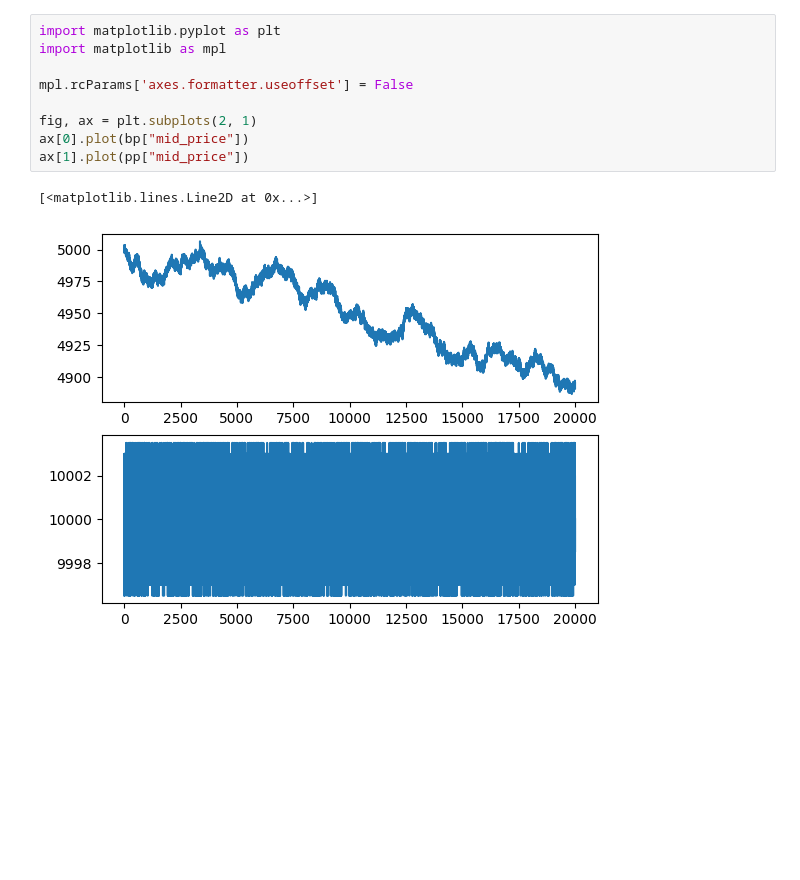
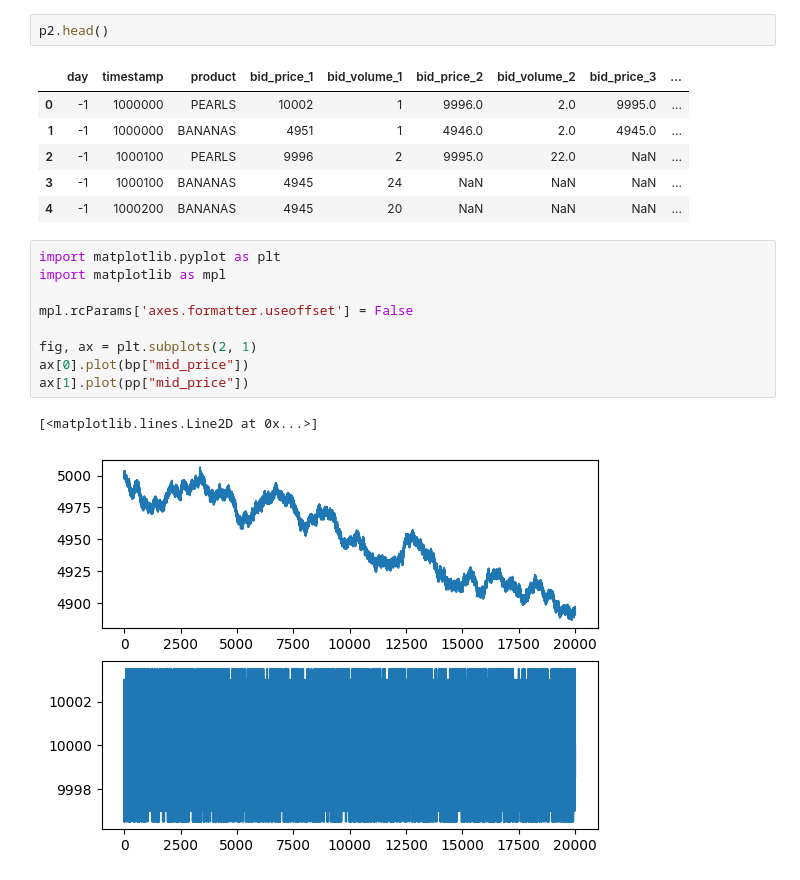
Before and after one commit to andrewchen0028/prosperity, a Jupyter notebook: merge_prices.ipynb, the cells around one changed output. Saved outputs shown, nothing was run; the diff lists cells and outputs as text; blank space fills up the shorter version.

```diff
--- a/merge_prices.ipynb
+++ b/merge_prices.ipynb
@@ -19,3 +28,12 @@ pp.to_csv("round1/round1_pearl_prices_outofsample.csv", index=False, sep=";")
+# %%
+p2.head()
+# %% [output]
+|  | day | timestamp | product | bid_price_1 | bid_volume_1 | bid_price_2 | bid_volume_2 | bid_price_3 | ... |
+| 0 | -1 | 1000000 | PEARLS | 10002 | 1 | 9996.0 | 2.0 | 9995.0 | ... |
+| 1 | -1 | 1000000 | BANANAS | 4951 | 1 | 4946.0 | 2.0 | 4945.0 | ... |
+| 2 | -1 | 1000100 | PEARLS | 9996 | 2 | 9995.0 | 22.0 | NaN | ... |
+| 3 | -1 | 1000100 | BANANAS | 4945 | 24 | NaN | NaN | NaN | ... |
+| 4 | -1 | 1000200 | BANANAS | 4945 | 20 | NaN | NaN | NaN | ... |
 # %%
 import matplotlib.pyplot as plt
 import matplotlib as mpl
```
Also changed, not shown: parts of 2 cells of this notebook, 15 other files.
